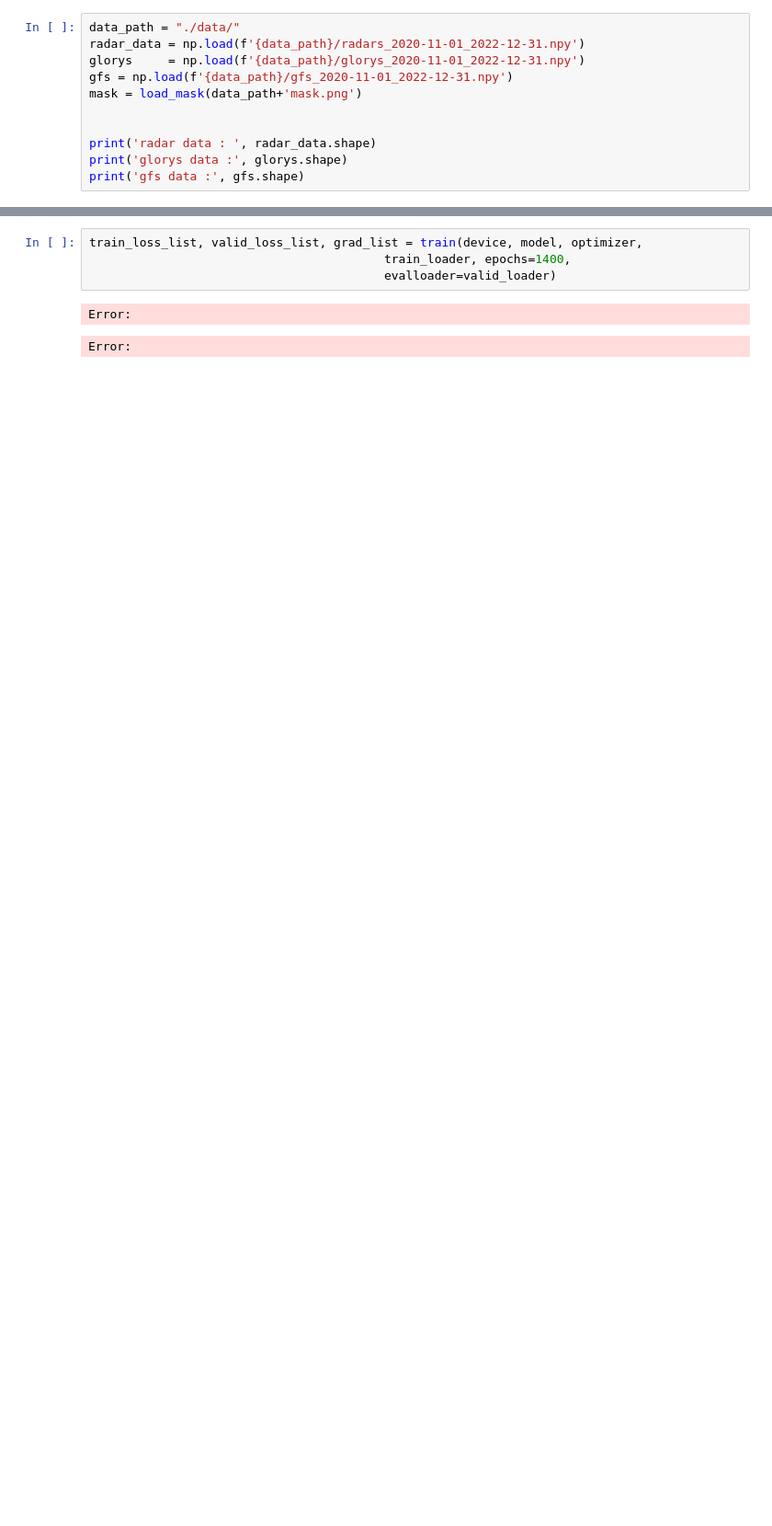
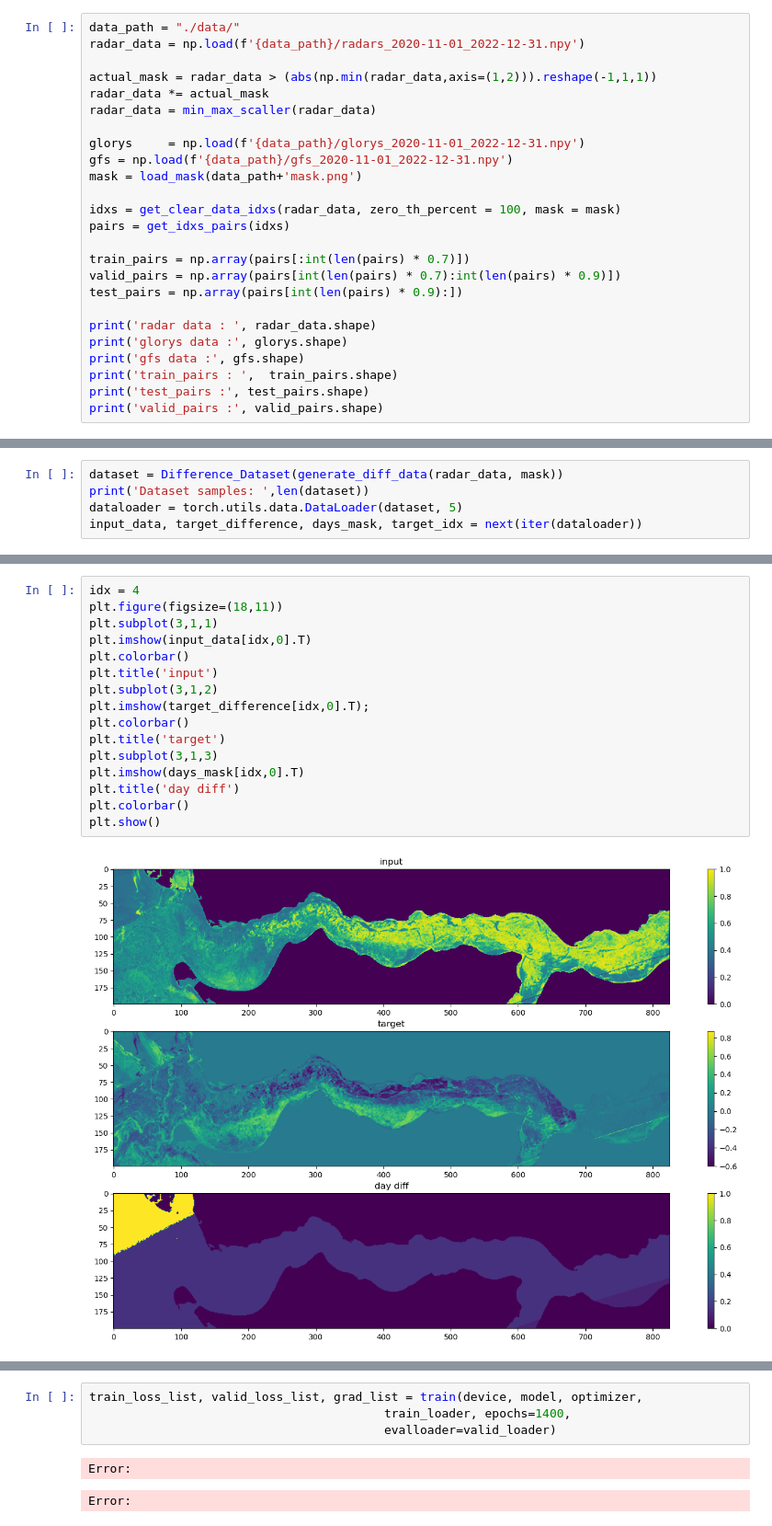
Before and after one commit to Albly/Data-driven_ice_tracking, a Jupyter notebook: train.ipynb, the cells around one changed output, grey strips where cells are left out. Shown at 92% size. Saved outputs shown, nothing was run; the diff lists cells and outputs as text; blank space fills up the shorter version.

Commit message:
dataloader with differnce masks

```diff
--- a/train.ipynb
+++ b/train.ipynb
@@ -13,14 +16,28 @@ from src.preprocessing import get_clear_data_idxs, min_max_scaller, load_mask
 # %%
 data_path = "./data/"
 radar_data = np.load(f'{data_path}/radars_2020-11-01_2022-12-31.npy')
+
+actual_mask = radar_data > (abs(np.min(radar_data,axis=(1,2))).reshape(-1,1,1))
+radar_data *= actual_mask
+radar_data = min_max_scaller(radar_data)
+
 glorys     = np.load(f'{data_path}/glorys_2020-11-01_2022-12-31.npy')
 gfs = np.load(f'{data_path}/gfs_2020-11-01_2022-12-31.npy')
 mask = load_mask(data_path+'mask.png')
 
+idxs = get_clear_data_idxs(radar_data, zero_th_percent = 100, mask = mask)
+pairs = get_idxs_pairs(idxs)
+
+train_pairs = np.array(pairs[:int(len(pairs) * 0.7)])
+valid_pairs = np.array(pairs[int(len(pairs) * 0.7):int(len(pairs) * 0.9)])
+test_pairs = np.array(pairs[int(len(pairs) * 0.9):])
 
 print('radar data : ', radar_data.shape)
 print('glorys data :', glorys.shape)
 print('gfs data :', gfs.shape)
+print('train_pairs : ',  train_pairs.shape)
+print('test_pairs :', test_pairs.shape)
+print('valid_pairs :', valid_pairs.shape)
 # %% [output]
 radar data :  (791, 825, 200)
 glorys data : (791, 3, 825, 200)
@@ -41,0 +110,5 @@ test_pairs = np.array(pairs[int(166 * 0.9):])
+# %%
+dataset = Difference_Dataset(generate_diff_data(radar_data, mask))
+print('Dataset samples: ',len(dataset))
+dataloader = torch.utils.data.DataLoader(dataset, 5)
+input_data, target_difference, days_mask, target_idx = next(iter(dataloader))
@@ -41,0 +117,18 @@ test_pairs = np.array(pairs[int(166 * 0.9):])
+# %%
+idx = 4
+plt.figure(figsize=(18,11))
+plt.subplot(3,1,1)
+plt.imshow(input_data[idx,0].T)
+plt.colorbar()
+plt.title('input')
+plt.subplot(3,1,2)
+plt.imshow(target_difference[idx,0].T);
+plt.colorbar()
+plt.title('target')
+plt.subplot(3,1,3)
+plt.imshow(days_mask[idx,0].T)
+plt.title('day diff')
+plt.colorbar()
+plt.show()
+# %% [output]
+[figure, added]
```
Also changed, not shown: parts of 24 cells of this notebook, 1 other file.
